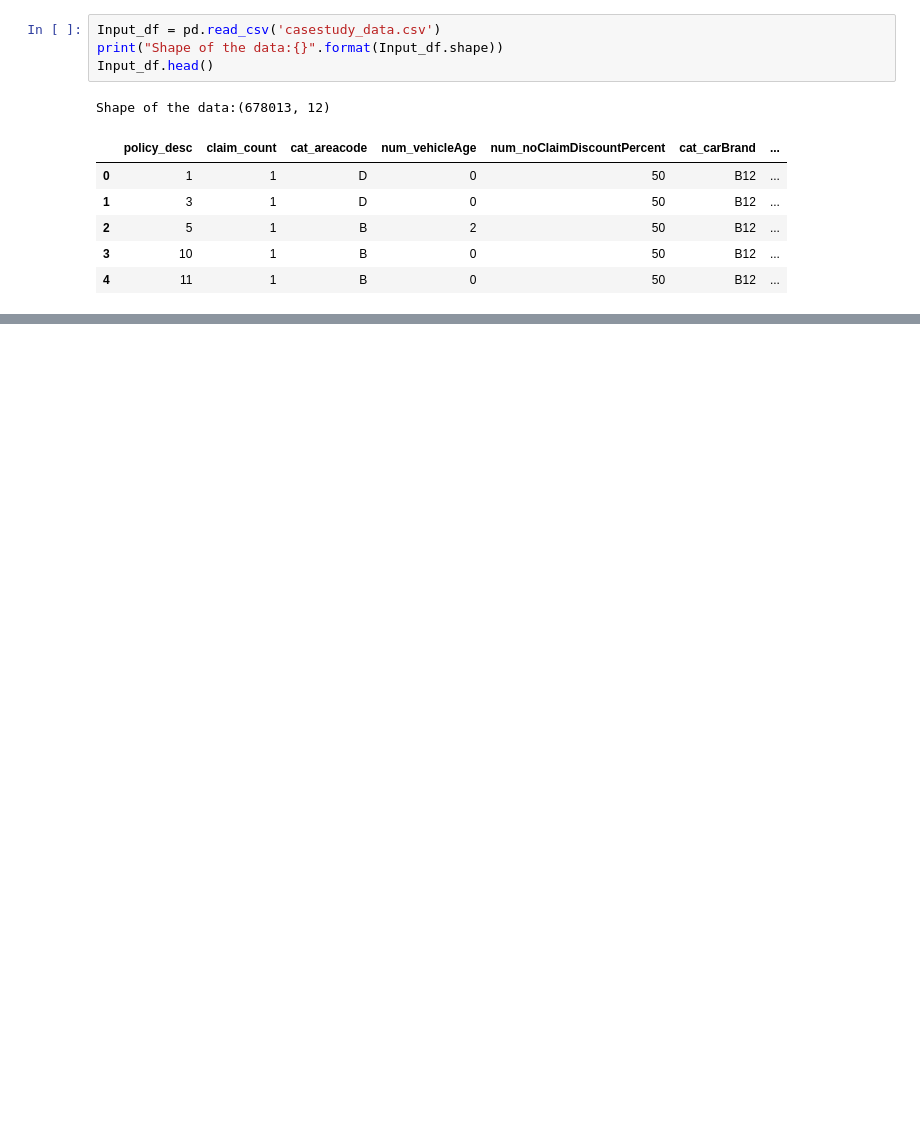
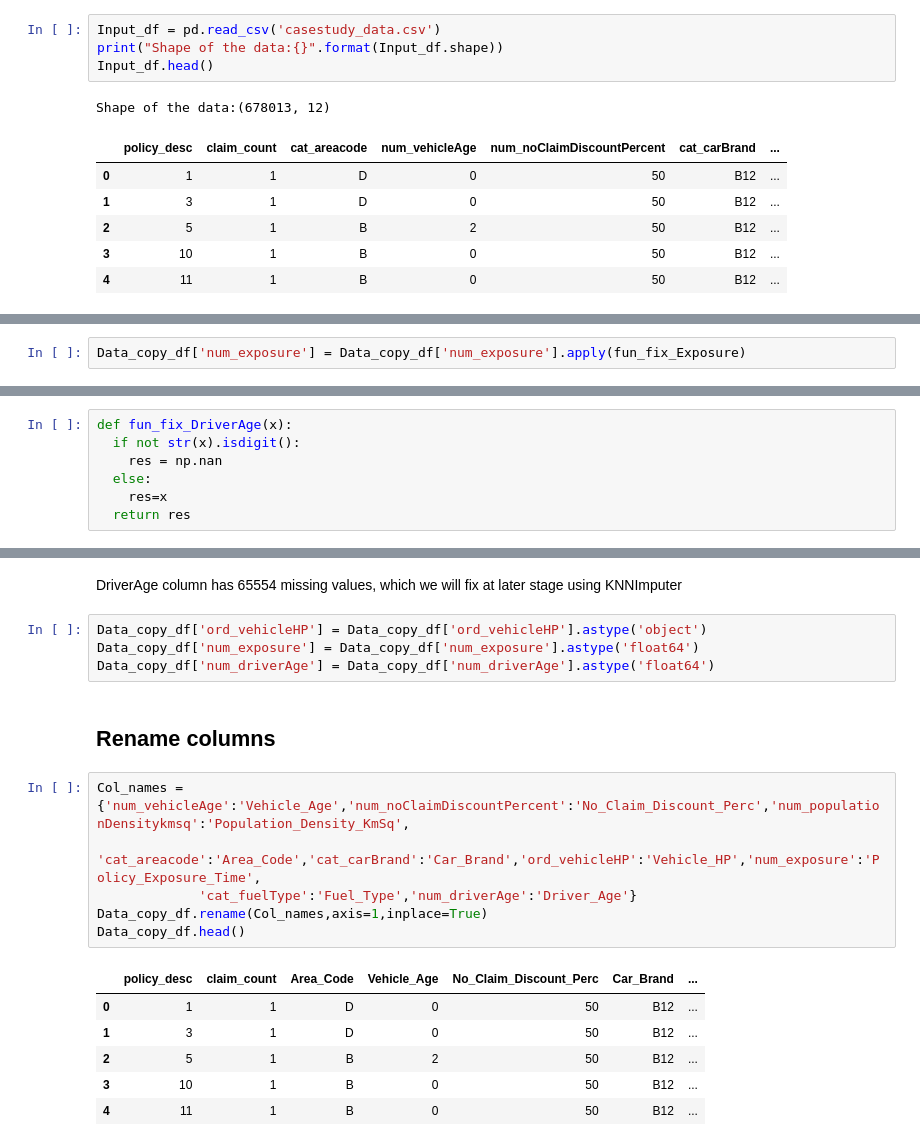
Before and after one commit to SaiPavanKumarB/Liberty-Insurance-Case-Study, a Jupyter notebook: Liberty_Insurance_Case_Study.ipynb, the cells around one changed output, grey strips where cells are left out. Cells and saved outputs as stored; diff of their text form; blank space fills up the shorter version.

```diff
--- a/Liberty_Insurance_Case_Study.ipynb
+++ b/Liberty_Insurance_Case_Study.ipynb
@@ -61,0 +213,2 @@ Fuel Type has 13 missing values & Driver age has 9 missing values.
+# %%
+Data_copy_df['num_exposure'] = Data_copy_df['num_exposure'].apply(fun_fix_Exposure)
@@ -61,0 +234,7 @@ Fuel Type has 13 missing values & Driver age has 9 missing values.
+# %%
+def fun_fix_DriverAge(x):
+  if not str(x).isdigit():
+    res = np.nan
+  else:
+    res=x
+  return res
@@ -61,0 +260,21 @@ Fuel Type has 13 missing values & Driver age has 9 missing values.
+# %% [markdown]
+DriverAge column has 65554 missing values, which we will fix at later stage using KNNImputer
+# %%
+Data_copy_df['ord_vehicleHP'] = Data_copy_df['ord_vehicleHP'].astype('object')
+Data_copy_df['num_exposure'] = Data_copy_df['num_exposure'].astype('float64')
+Data_copy_df['num_driverAge'] = Data_copy_df['num_driverAge'].astype('float64')
+# %% [markdown]
+## Rename columns
+# %%
+Col_names = {'num_vehicleAge':'Vehicle_Age','num_noClaimDiscountPercent':'No_Claim_Discount_Perc','num_populationDensitykmsq':'Population_Density_KmSq',
+             'cat_areacode':'Area_Code','cat_carBrand':'Car_Brand','ord_vehicleHP':'Vehicle_HP','num_exposure':'Policy_Exposure_Time',
+             'cat_fuelType':'Fuel_Type','num_driverAge':'Driver_Age'}
+Data_copy_df.rename(Col_names,axis=1,inplace=True)
+Data_copy_df.head()
+# %% [output]
+|  | policy_desc | claim_count | Area_Code | Vehicle_Age | No_Claim_Discount_Perc | Car_Brand | ... |
+| 0 | 1 | 1 | D | 0 | 50 | B12 | ... |
+| 1 | 3 | 1 | D | 0 | 50 | B12 | ... |
+| 2 | 5 | 1 | B | 2 | 50 | B12 | ... |
+| 3 | 10 | 1 | B | 0 | 50 | B12 | ... |
+| 4 | 11 | 1 | B | 0 | 50 | B12 | ... |
```
Also changed, not shown: parts of 34 cells of this notebook.
